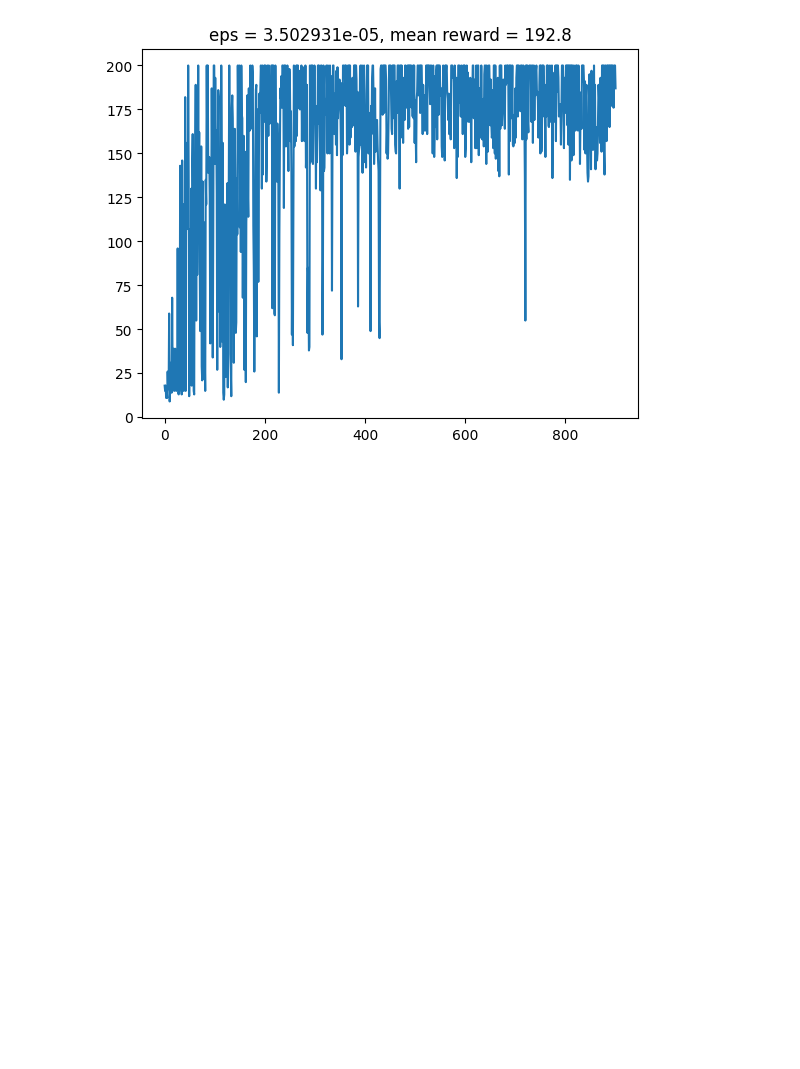
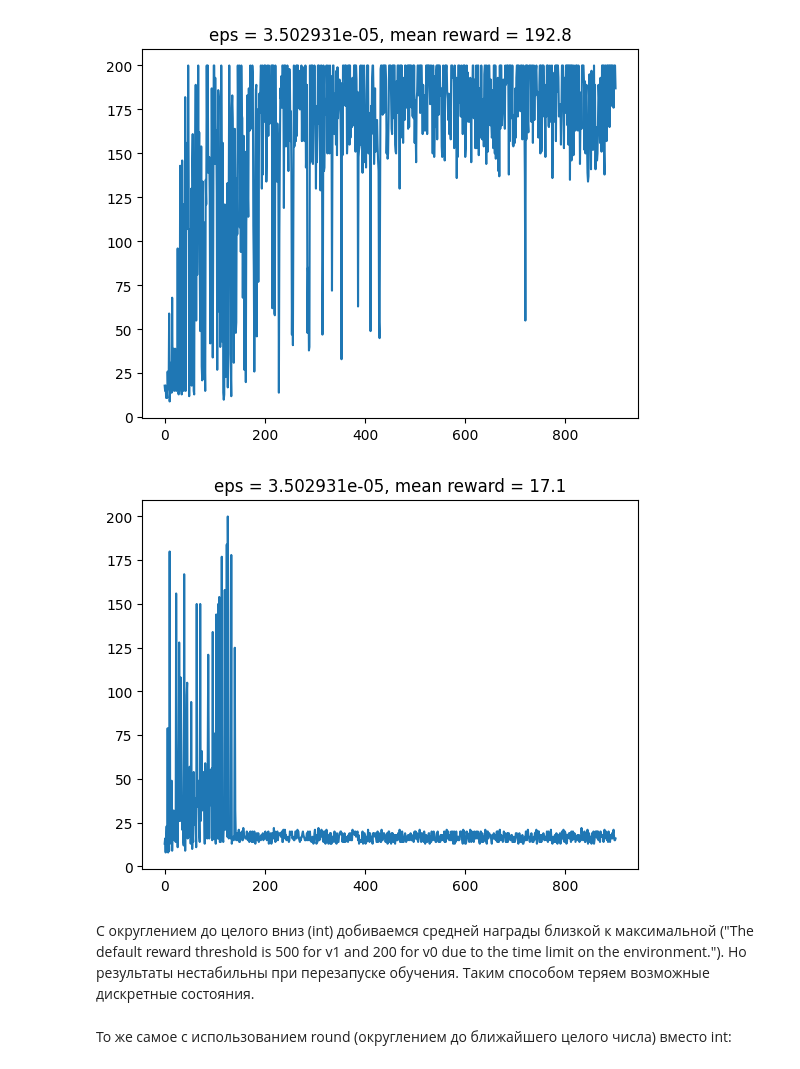
Before and after one commit to Eva53/DL_Labs, a Jupyter notebook: Lab1.ipynb, the cells around one changed output. Saved outputs shown, nothing was run; the diff lists cells and outputs as text; code cells hidden in the pictures; blank space fills up the shorter version.

```diff
--- a/Lab1.ipynb
+++ b/Lab1.ipynb
@@ -305,3 +305,22 @@ for i in range(1000):
         plt.show()
 # %% [output]
 [figure]
+# %%
+agent = QLearningAgent(alpha=0.5, epsilon=0.3, discount=0.99, get_legal_actions=lambda s: range(n_actions))
+
+from IPython.display import clear_output
+rewards = []
+for i in range(1000):
+    rewards.append(play_and_train(env, agent))
+    agent.epsilon *= 0.99
+    if i % 100 == 0:
+        clear_output(True)
+        plt.title('eps = {:e}, mean reward = {:.1f}'.format(agent.epsilon, np.mean(rewards[-10:])))
+        plt.plot(rewards)
+        plt.show()
+# %% [output]
+[figure, added]
+# %% [markdown]
+С округлением до целого вниз (int) добиваемся средней награды близкой к максимальной ("The default reward threshold is 500 for v1 and 200 for v0 due to the time limit on the environment."). Но результаты нестабильны при перезапуске обучения. Таким способом теряем возможные дискретные состояния.
+# %% [markdown]
+То же самое с использованием round (округлением до ближайшего целого числа) вместо int:
```
Also changed, not shown: parts of 6 cells of this notebook.
